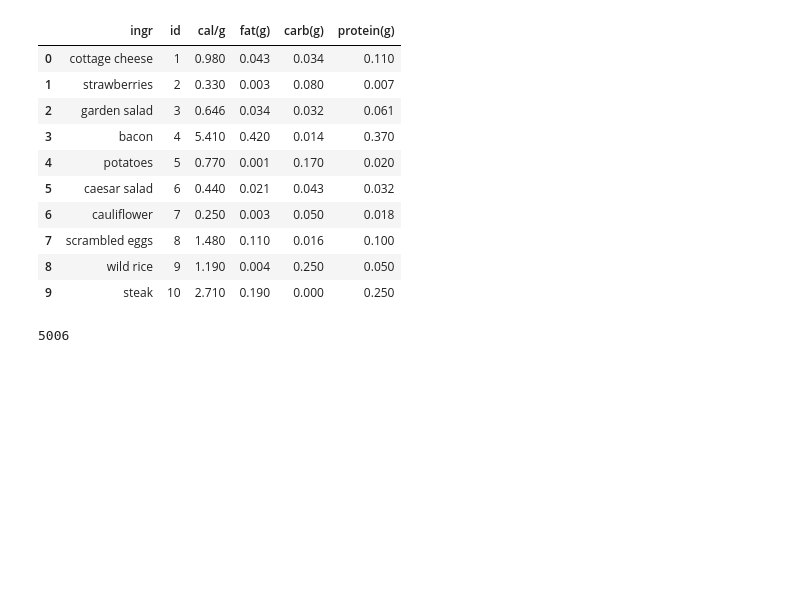
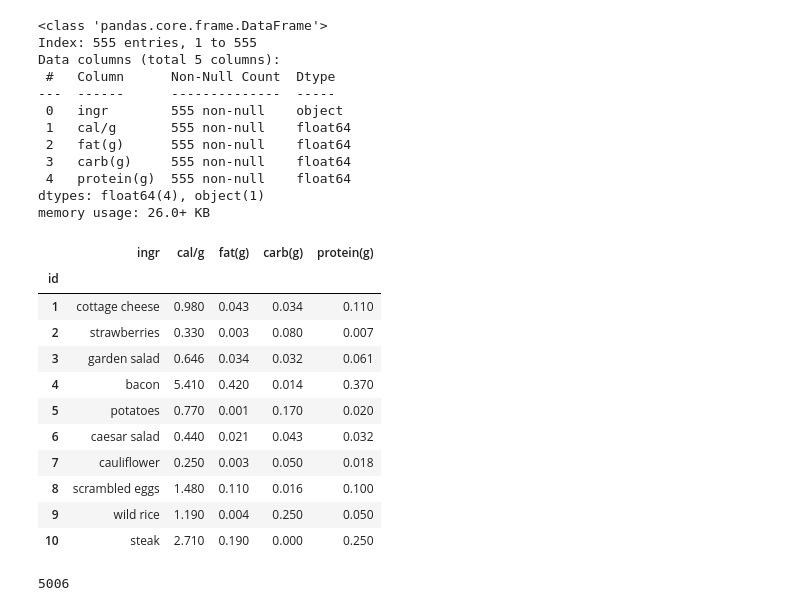
Before and after one commit to Ritushwar/Nutritional-Assistant, a Jupyter notebook: preprocess/preprocess-data-ipynb.ipynb, the cells around one changed output. Saved outputs shown, nothing was run; the diff lists cells and outputs as text; code cells hidden in the pictures; blank space fills up the shorter version.

```diff
--- a/preprocess/preprocess-data-ipynb.ipynb
+++ b/preprocess/preprocess-data-ipynb.ipynb
@@ -3,19 +3,34 @@ import pandas as pd
 import numpy as np
 # %%
 df1 = pd.read_csv("/home/ritushwar/Nutritional-Assistance/metadata/ingredients_metadata.csv")
+df1 = df1.set_index('id')
+df1.info()
 df1.head(10)
 # %% [output]
+<class 'pandas.core.frame.DataFrame'>
+Index: 555 entries, 1 to 555
+Data columns (total 5 columns):
+ #   Column      Non-Null Count  Dtype
+---  ------      --------------  -----
+ 0   ingr        555 non-null    object
+ 1   cal/g       555 non-null    float64
+ 2   fat(g)      555 non-null    float64
+ 3   carb(g)     555 non-null    float64
+ 4   protein(g)  555 non-null    float64
+dtypes: float64(4), object(1)
+memory usage: 26.0+ KB
-|  | ingr | id | cal/g | fat(g) | carb(g) | protein(g) |
-| 0 | cottage cheese | 1 | 0.980 | 0.043 | 0.034 | 0.110 |
-| 1 | strawberries | 2 | 0.330 | 0.003 | 0.080 | 0.007 |
-| 2 | garden salad | 3 | 0.646 | 0.034 | 0.032 | 0.061 |
-| 3 | bacon | 4 | 5.410 | 0.420 | 0.014 | 0.370 |
-| 4 | potatoes | 5 | 0.770 | 0.001 | 0.170 | 0.020 |
-| 5 | caesar salad | 6 | 0.440 | 0.021 | 0.043 | 0.032 |
-| 6 | cauliflower | 7 | 0.250 | 0.003 | 0.050 | 0.018 |
-| 7 | scrambled eggs | 8 | 1.480 | 0.110 | 0.016 | 0.100 |
-| 8 | wild rice | 9 | 1.190 | 0.004 | 0.250 | 0.050 |
-| 9 | steak | 10 | 2.710 | 0.190 | 0.000 | 0.250 |
+|  | ingr | cal/g | fat(g) | carb(g) | protein(g) |
+| id |  |  |  |  |  |
+| 1 | cottage cheese | 0.980 | 0.043 | 0.034 | 0.110 |
+| 2 | strawberries | 0.330 | 0.003 | 0.080 | 0.007 |
+| 3 | garden salad | 0.646 | 0.034 | 0.032 | 0.061 |
+| 4 | bacon | 5.410 | 0.420 | 0.014 | 0.370 |
+| 5 | potatoes | 0.770 | 0.001 | 0.170 | 0.020 |
+| 6 | caesar salad | 0.440 | 0.021 | 0.043 | 0.032 |
+| 7 | cauliflower | 0.250 | 0.003 | 0.050 | 0.018 |
+| 8 | scrambled eggs | 1.480 | 0.110 | 0.016 | 0.100 |
+| 9 | wild rice | 1.190 | 0.004 | 0.250 | 0.050 |
+| 10 | steak | 2.710 | 0.190 | 0.000 | 0.250 |
 # %%
 def split_data(row):   # input must me single row
     macro_data = row[:6]  # first six belongs to macro data
```
Also changed, not shown: 1 other file.
